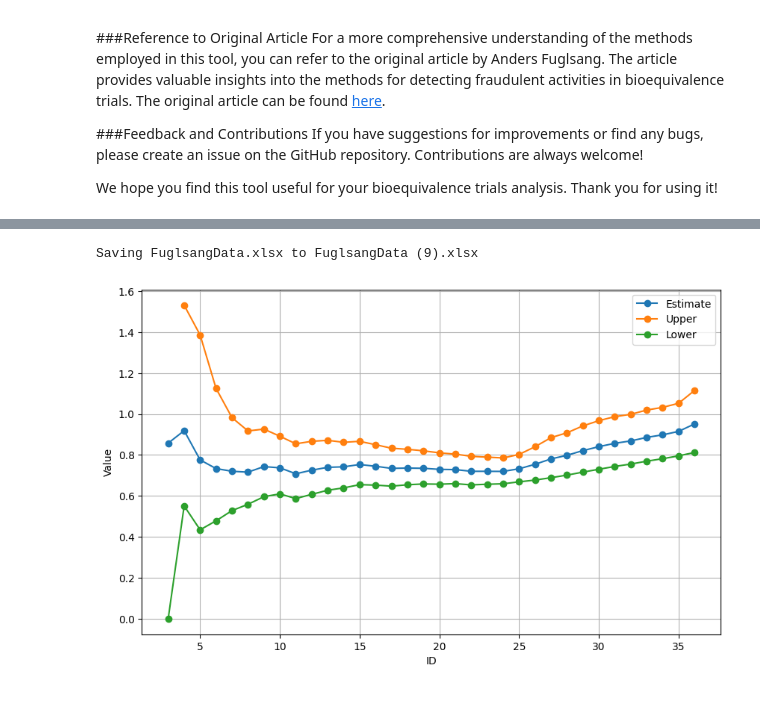
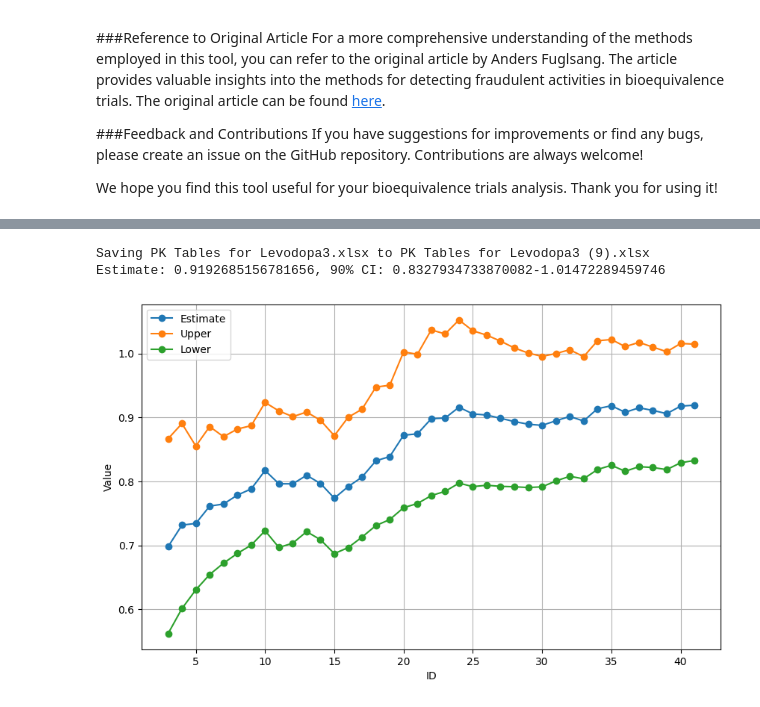
Before and after one commit to chenweioh/toolkits, a Jupyter notebook: Fraud_Detection_in_BE_Trials.ipynb, the cells around one changed output, grey strips where cells are left out. Saved outputs shown, nothing was run; the diff lists cells and outputs as text; code cells hidden in the pictures.

```diff
--- a/Fraud_Detection_in_BE_Trials.ipynb
+++ b/Fraud_Detection_in_BE_Trials.ipynb
@@ -102,6 +102,7 @@ uploaded_filename = list(uploaded.keys())[0]
 
 # Read the data from the uploaded Excel file
 df = pd.read_excel(uploaded_filename)
+#print(df)
 
 # Check if the Excel has the required column headers
 required_columns = ['Subj', 'Seq', 'Per', 'Trt', 'Var']
@@ -114,7 +115,7 @@ else:
     num_rows = df.shape[0]  # Total number of rows in df
     num_subjects = num_rows // 2  # Assuming each subject has exactly 2 rows
 
-    for n in range(3, num_subjects + 1):  # Automatically set the range based on the number of subjects
+    for n in range(6, num_subjects + 1):  # Automatically set the range based on the number of subjects
     # Your existing code here
 
         # Subset data based on subject
@@ -124,35 +125,43 @@ else:
         sub_df['LVar'] = np.log(sub_df['Var'])
 
         # Fit the generalized linear model
-        model = smf.glm("LVar ~ C(Seq) + C(Subj) + C(Per) + C(Trt)", data=sub_df, family=sm.families.Gaussian()).fit()
+        model = smf.glm("LVar ~ C(Seq) +C(Subj): C(Seq) + C(Per) + C(Trt)", data=sub_df, family=sm.families.Gaussian()).fit()
 
         # Retrieve the estimate for 'T vs R'
         estimate = model.params['C(Trt)[T.T]']
+        # Print the estimate
+
 
         # Calculate ratio, upper, and lower
         ratio = np.exp(estimate)
-        dfree = n - 2
+
+        dfree = model.df_resid
         ct = -1 * stats.t.ppf(0.05 / 2, dfree)
         stderr = model.bse['C(Trt)[T.T]']
         lower = np.exp(estimate - (ct * stderr))
         upper = np.exp(estimate + (ct * stderr))
 
         # Store results
         #all_data = all_data.append({'ratio': ratio, 'upper': upper, 'lower': lower}, ignore_index=True)
         new_row = pd.DataFrame({'ratio': [ratio], 'upper': [upper], 'lower': [lower]})
         all_data = pd.concat([all_data, new_row], ignore_index=True)
+
+    #Print ratio, upper, lower
+    #print(model.summary())
+    print(f"Estimate: {ratio}, 90% CI: {lower}-{upper}")
 
     # Plotting the data
     plt.figure(figsize=(10, 6))
     plt.plot(all_data.index + 3, all_data['ratio'], label='Estimate',marker='o')  # adding 3 because the loop starts from 3
     plt.plot(all_data.index + 3, all_data['upper'], label='Upper',marker='o')
     plt.plot(all_data.index + 3, all_data['lower'], label='Lower',marker='o')
     plt.xlabel('ID')
     plt.ylabel('Value')
     plt.legend()
     plt.grid(True)
     plt.show()
 # %% [output]
 [interactive output not drawn]
-Saving FuglsangData.xlsx to FuglsangData (9).xlsx
+Saving PK Tables for Levodopa3.xlsx to PK Tables for Levodopa3 (9).xlsx
+Estimate: 0.9192685156781656, 90% CI: 0.8327934733870082-1.01472289459746
-[figure, old version]
+[figure, new version]
```
Also changed, not shown: parts of 1 cell of this notebook.
